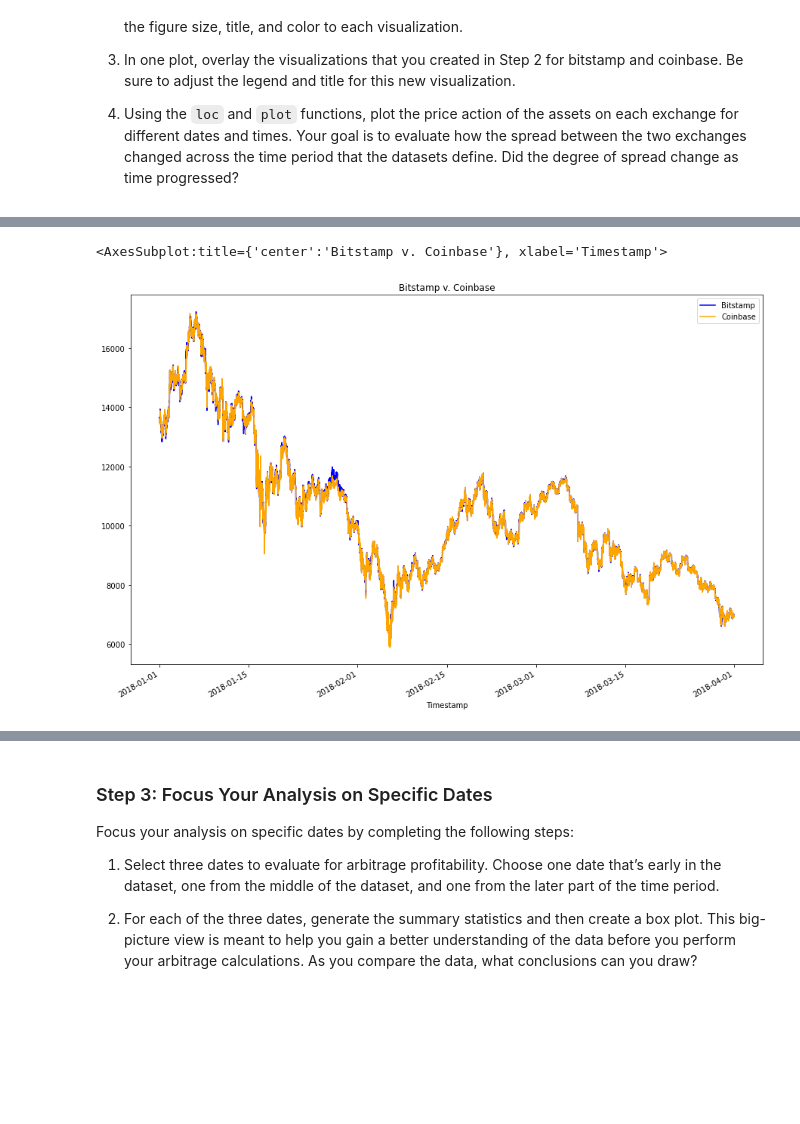
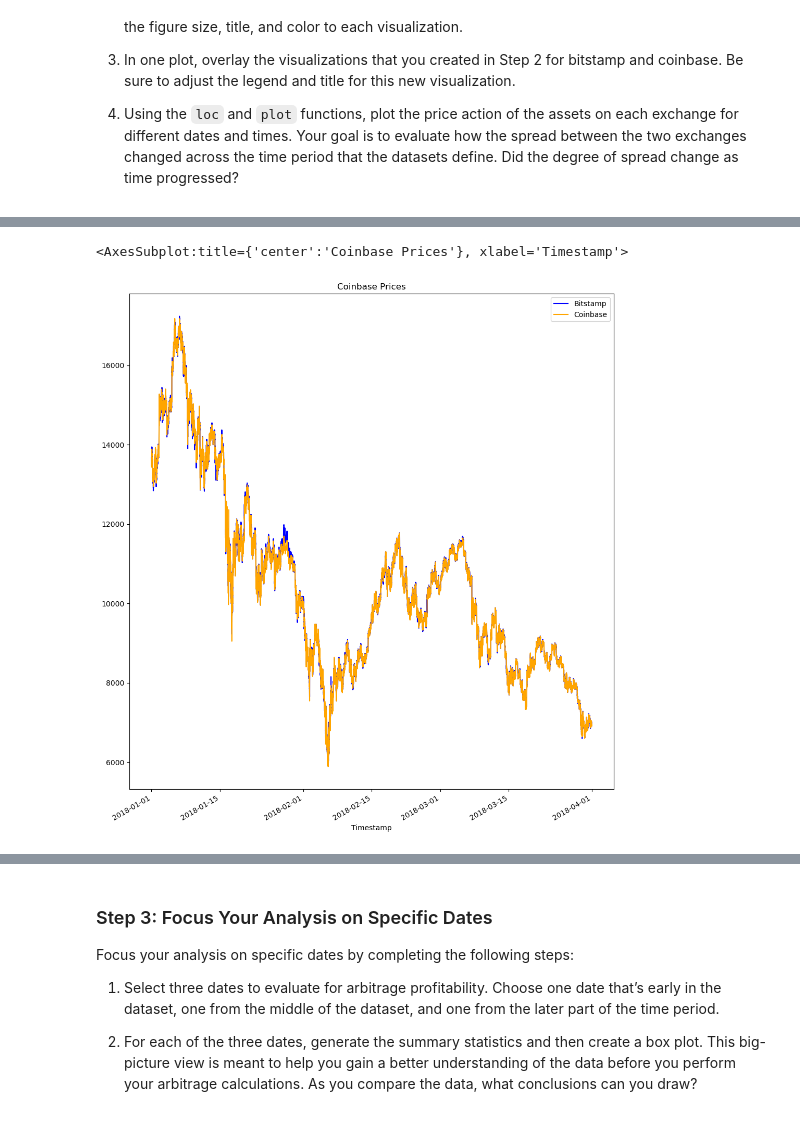
Before and after one commit to lumiroga/Fintech_Challenge3, a Jupyter notebook: crypto_arbitrage.ipynb, the cells around one changed output, grey strips where cells are left out. Cells and saved outputs as stored; diff of their text form; code cells hidden in the pictures; blank space fills up the shorter version.

```diff
--- a/crypto_arbitrage.ipynb
+++ b/crypto_arbitrage.ipynb
@@ -243,8 +243,8 @@ Timestamp
 Name: Close, dtype: float64
 # %%
 # Use loc or iloc to select `Timestamp (the index)` and `Close` from coinbase DataFrame
-coinbase_sliced = # YOUR CODE HERE
+coinbase_sliced = coinbase.loc[:,"Close"]
 
 # Review the first five rows of the DataFrame
-# YOUR CODE HERE
+coinbase_sliced.head()
 # %% [output]
@@ -310,11 +310,12 @@ Sort through the time series data associated with the bitstamp and coinbase Data
 # %%
 # Overlay the visualizations for the bitstamp and coinbase DataFrames in one plot
 # The plot should visualize the prices over the full lenth of the dataset
 # Be sure to include the parameters: legend, figure size, title, and color and label
-# YOUR CODE HERE
+bitstamp_sliced.plot(legend=True,label="Bitstamp",title="Bitstamp Prices", figsize=(12,14),color="blue")
+coinbase_sliced.plot(legend=True,title="Coinbase Prices", label="Coinbase", figsize=(12,14),color="orange")
 # %% [output]
-<AxesSubplot:title={'center':'Bitstamp v. Coinbase'}, xlabel='Timestamp'>
+<AxesSubplot:title={'center':'Coinbase Prices'}, xlabel='Timestamp'>
-[figure, old version]
+[figure, new version]
 # %%
 # Using the loc and plot functions, create an overlay plot that visualizes
 # the price action of both DataFrames for a one month period early in the dataset
```
Also changed, not shown: parts of 8 cells of this notebook.
